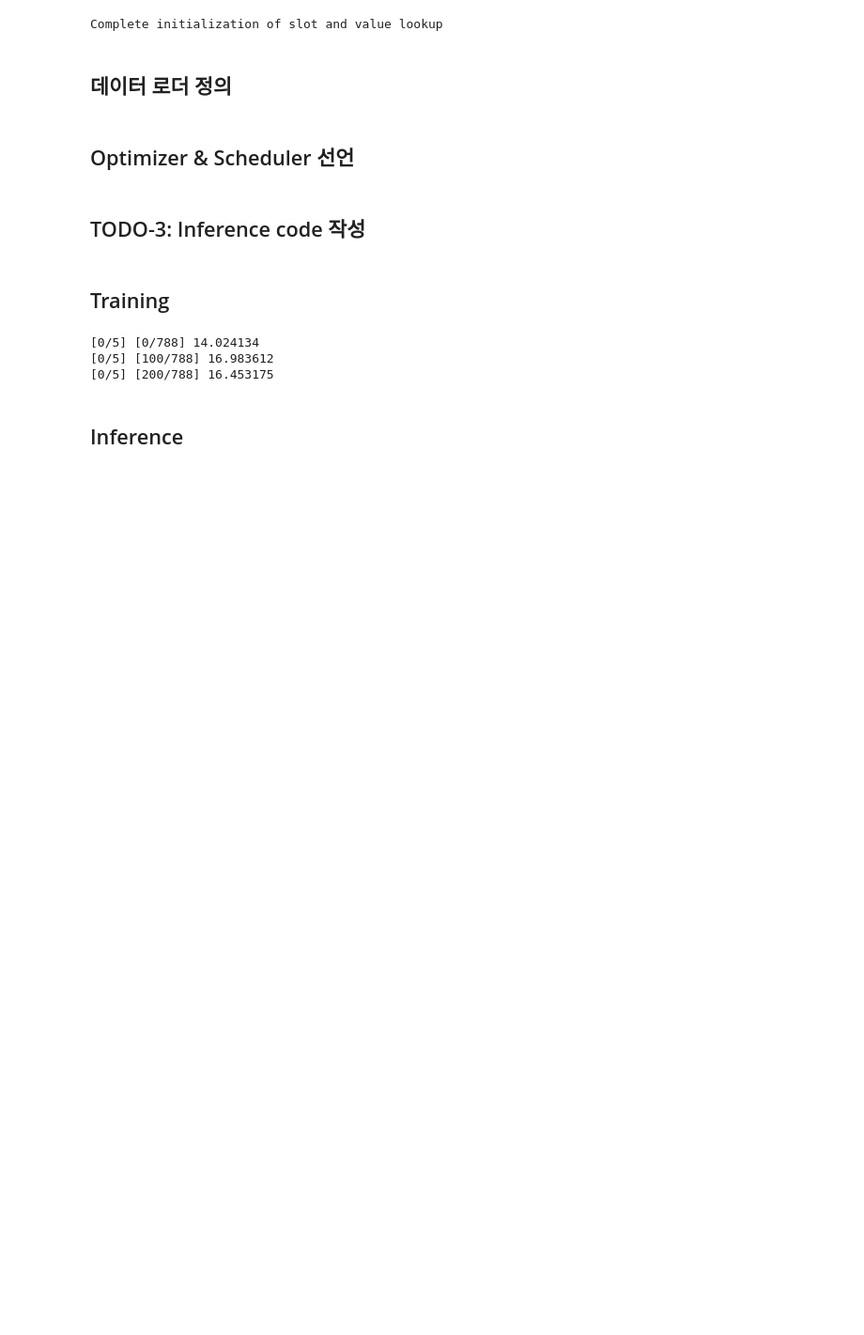
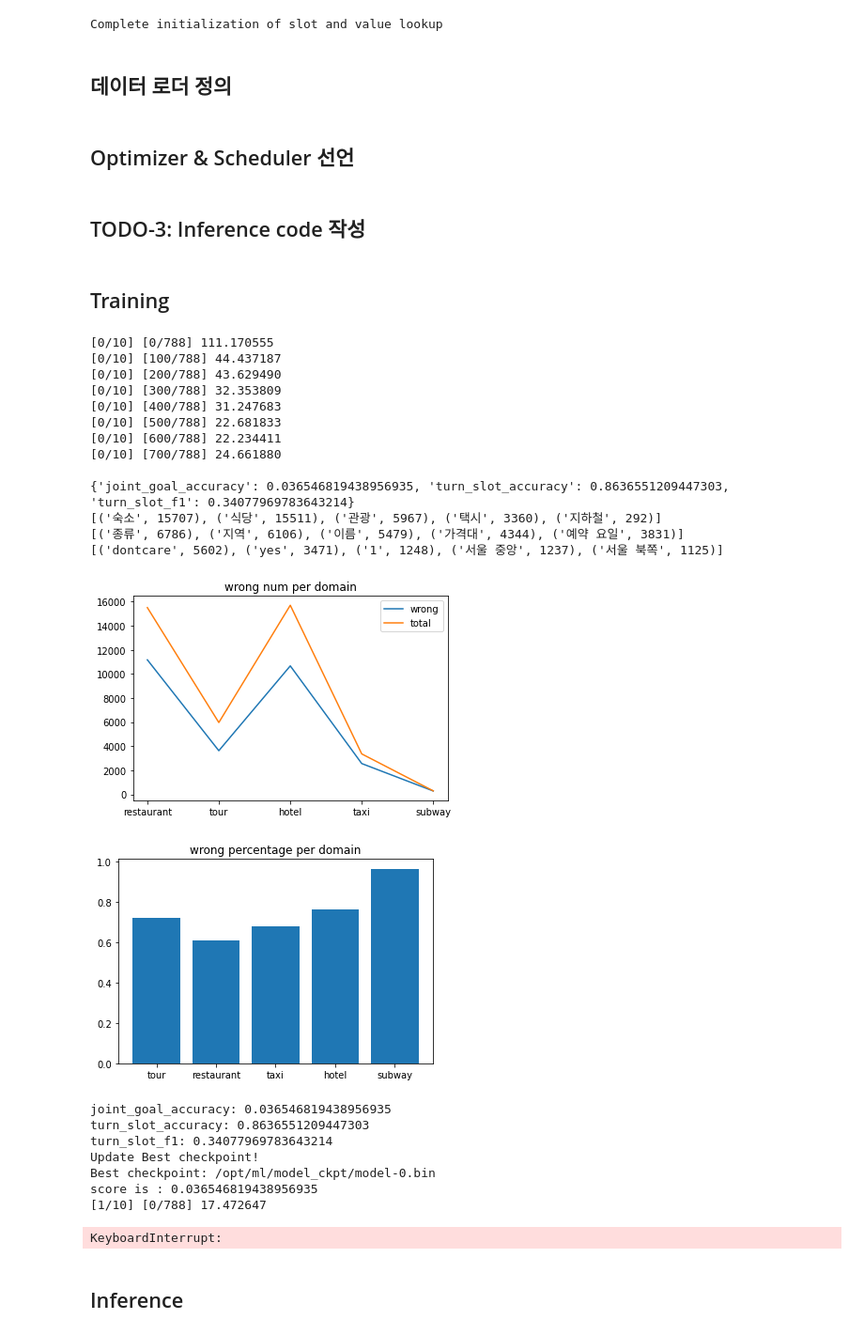
Before and after one commit to bcaitech1/p3-dst-dts, a Jupyter notebook: 임도훈/SUMBT.ipynb, the cells around one changed output. Shown at 94% size. Drawn from its saved outputs; the diff is of its cells as text; code cells hidden in the pictures; blank space fills up the shorter version.

```diff
--- a/임도훈/SUMBT.ipynb
+++ b/임도훈/SUMBT.ipynb
@@ -155,7 +155,7 @@ class SUMBTPreprocessor(DSTPreprocessor):
 processor = SUMBTPreprocessor(slot_meta,
                               tokenizer,
                               ontology=ontology,  # predefined ontology
-                              max_seq_length=64,  # 각 turn마다 최대 길이
+                              max_seq_length=128,  # 각 turn마다 최대 길이
                               max_turn_length=max_turn)  # 각 dialogue의 최대 turn 길이
 train_features = processor.convert_examples_to_features(train_examples)
 dev_features = processor.convert_examples_to_features(dev_examples)
@@ -573,7 +573,7 @@ args = {
     'hidden_dim': 300,
     'num_rnn_layers': 1,
     'zero_init_rnn': False,
-    'max_seq_length': 64,
+    'max_seq_length': 128,
     'max_label_length': 12,
     'attn_head': 4,
     'fix_utterance_encoder': False,
@@ -583,7 +583,7 @@ args = {
     'warmup_ratio': 0.1,
     'learning_rate': 5e-5,
     'weight_decay': 0.01,
-    'num_train_epochs': 1 #원래 10
+    'num_train_epochs': 10 #원래 10
 }
 
 args = Namespace(**args)
@@ -616,11 +616,11 @@ import random
 
 train_data = WOSDataset(train_features)
 train_sampler = RandomSampler(train_data)
-train_loader = DataLoader(train_data, batch_size=8, sampler=train_sampler, collate_fn=processor.collate_fn)
+train_loader = DataLoader(train_data, batch_size=4, sampler=train_sampler, collate_fn=processor.collate_fn)
 
 dev_data = WOSDataset(dev_features)
 dev_sampler = SequentialSampler(dev_data)
-dev_loader = DataLoader(dev_data, batch_size=8, sampler=dev_sampler, collate_fn=processor.collate_fn)
+dev_loader = DataLoader(dev_data, batch_size=4, sampler=dev_sampler, collate_fn=processor.collate_fn)
 # %% [markdown]
 ## Optimizer & Scheduler 선언
 # %%
@@ -675,6 +673,12 @@ wrong_list=[]
+# %%
+wrong_list=[] #에폭별로 wrong_answer를 담아둘 배열
+correct_list=[] #wrong_list의 에폭별 오답률을 위해 correct_answer를 담아둘 배열
 # %% [markdown]
 ## Training
 # %%
+from eda import getWrong_Domain_Slot_Value_distribution_counter,getOriginal_Slot_Value_distribution_counter,draw_EDA
+from collections import Counter
+
 best_score, best_checkpoint = 0, 0
 model_location="/opt/ml/model_ckpt"
 best_model=""
@@ -686,38 +690,67 @@ for epoch in tqdm(range(n_epochs)):
         [b.to(device) if not isinstance(b, list) else b for b in batch]
 
         # Forward
         if n_gpu == 1:
             loss, loss_slot, acc, acc_slot, _ = model(input_ids, segment_ids, input_masks, target_ids, n_gpu)
         else:
             loss, _, acc, acc_slot, _ = model(input_ids, segment_ids, input_masks, target_ids, n_gpu)
 
         batch_loss.append(loss.item())
 
         loss.backward()
         nn.utils.clip_grad_norm_(model.parameters(), 1.0)
         optimizer.step()
         scheduler.step()
         optimizer.zero_grad()
         if step % 100 == 0:
             print('[%d/%d] [%d/%d] %f' % (epoch, n_epochs, step, len(train_loader), loss.item()))
 
+    #현재 에폭에서의 wrong_list 저장
     predictions = inference(model, dev_loader, processor, device)
-    # 현재 batch에서 틀린 예측값을 뽑아낸다
-    eval_result,now_wrong_list = _evaluation(predictions, dev_labels, slot_meta)
-    wrong_list.extend(now_wrong_list)
+
+    # 현재 에폭에서 eval_result 외에도 틀린 예측값, ground truth값을 뽑아낸다
+    eval_result,now_wrong_list,now_correct_list = _evaluation(predictions, dev_labels, slot_meta)
+    #eda
+
+    domain_counter,_,_=getWrong_Domain_Slot_Value_distribution_counter(Counter(now_wrong_list))
+    o_domain_counter,_,_=getOriginal_Slot_Value_distribution_counter(Counter(now_correct_list))
+    draw_EDA(domain_counter,o_domain_counter)
+
+    wrong_list.append(now_wrong_list)
+    correct_list.append(now_correct_list)
     for k, v in eval_result.items():
         print(f"{k}: {v}")
 
     if best_score < eval_result['joint_goal_accuracy']:
             print("Update Best checkpoint!")
             best_score = eval_result['joint_goal_accuracy']
             best_checkpoint = epoch
 
-            torch.save(model.state_dict(), f"{model_location}/model-{epoch}.pth")
+            torch.save(model.state_dict(), f"{model_location}/model-{epoch}.bin")
             best_model=f"{model_location}/model-{epoch}.bin"
-    print(f"Best checkpoint: {model_location}/model-{best_checkpoint}.pth")
+    print(f"Best checkpoint: {model_location}/model-{best_checkpoint}.bin")
     print(f"score is : {best_score}")
 # %% [output]
-[0/5] [0/788] 14.024134
-[0/5] [100/788] 16.983612
-[0/5] [200/788] 16.453175
+[0/10] [0/788] 111.170555
+[0/10] [100/788] 44.437187
+[0/10] [200/788] 43.629490
+[0/10] [300/788] 32.353809
+[0/10] [400/788] 31.247683
+[0/10] [500/788] 22.681833
+[0/10] [600/788] 22.234411
+[0/10] [700/788] 24.661880
+
+{'joint_goal_accuracy': 0.036546819438956935, 'turn_slot_accuracy': 0.8636551209447303, 'turn_slot_f1': 0.34077969783643214}
+[('숙소', 15707), ('식당', 15511), ('관광', 5967), ('택시', 3360), ('지하철', 292)]
+[('종류', 6786), ('지역', 6106), ('이름', 5479), ('가격대', 4344), ('예약 요일', 3831)]
+[('dontcare', 5602), ('yes', 3471), ('1', 1248), ('서울 중앙', 1237), ('서울 북쪽', 1125)]
+[figure, added]
+[figure, added]
+joint_goal_accuracy: 0.036546819438956935
+turn_slot_accuracy: 0.8636551209447303
+turn_slot_f1: 0.34077969783643214
+Update Best checkpoint!
+Best checkpoint: /opt/ml/model_ckpt/model-0.bin
+score is : 0.036546819438956935
+[1/10] [0/788] 17.472647
+KeyboardInterrupt:
```
Also changed, not shown: parts of 26 cells of this notebook, 2 other files.
